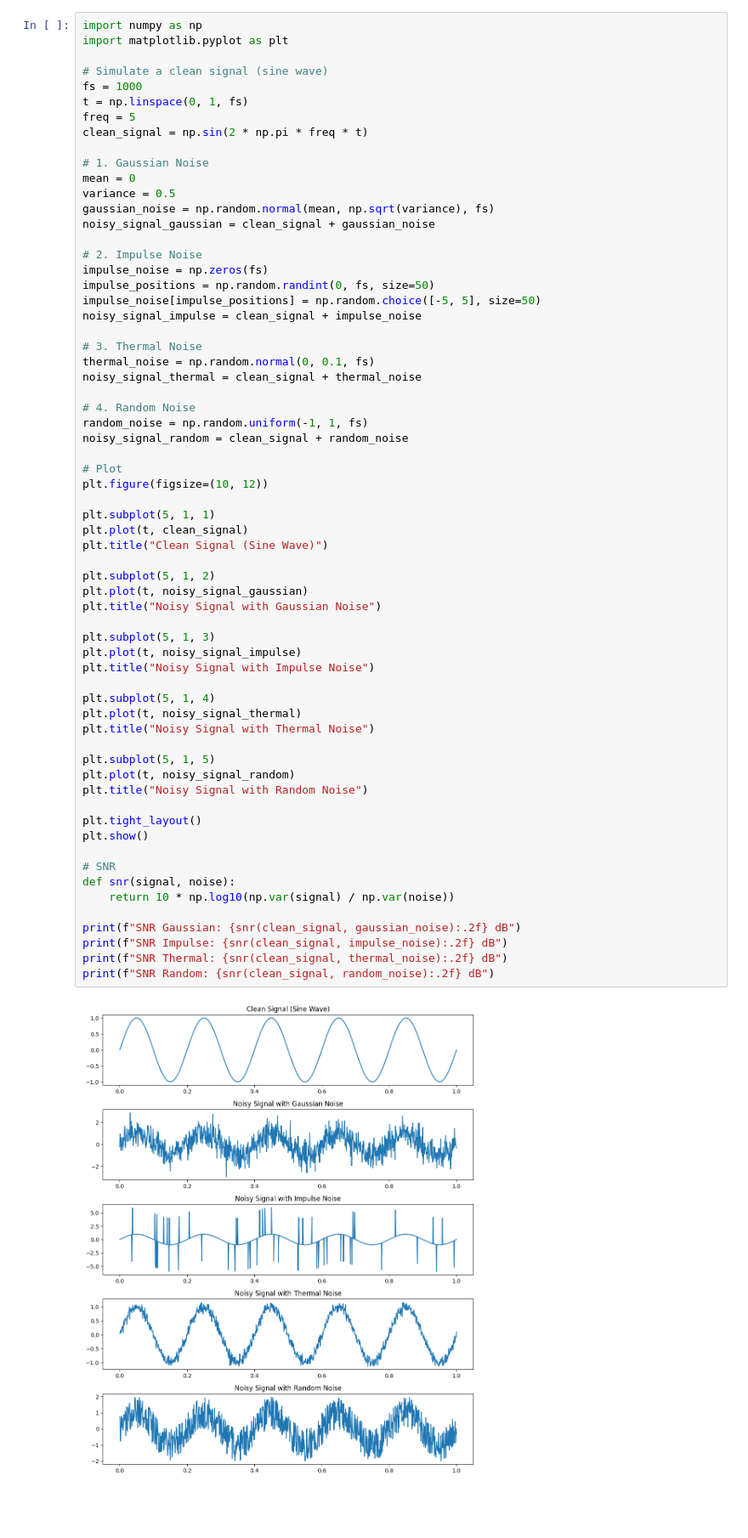
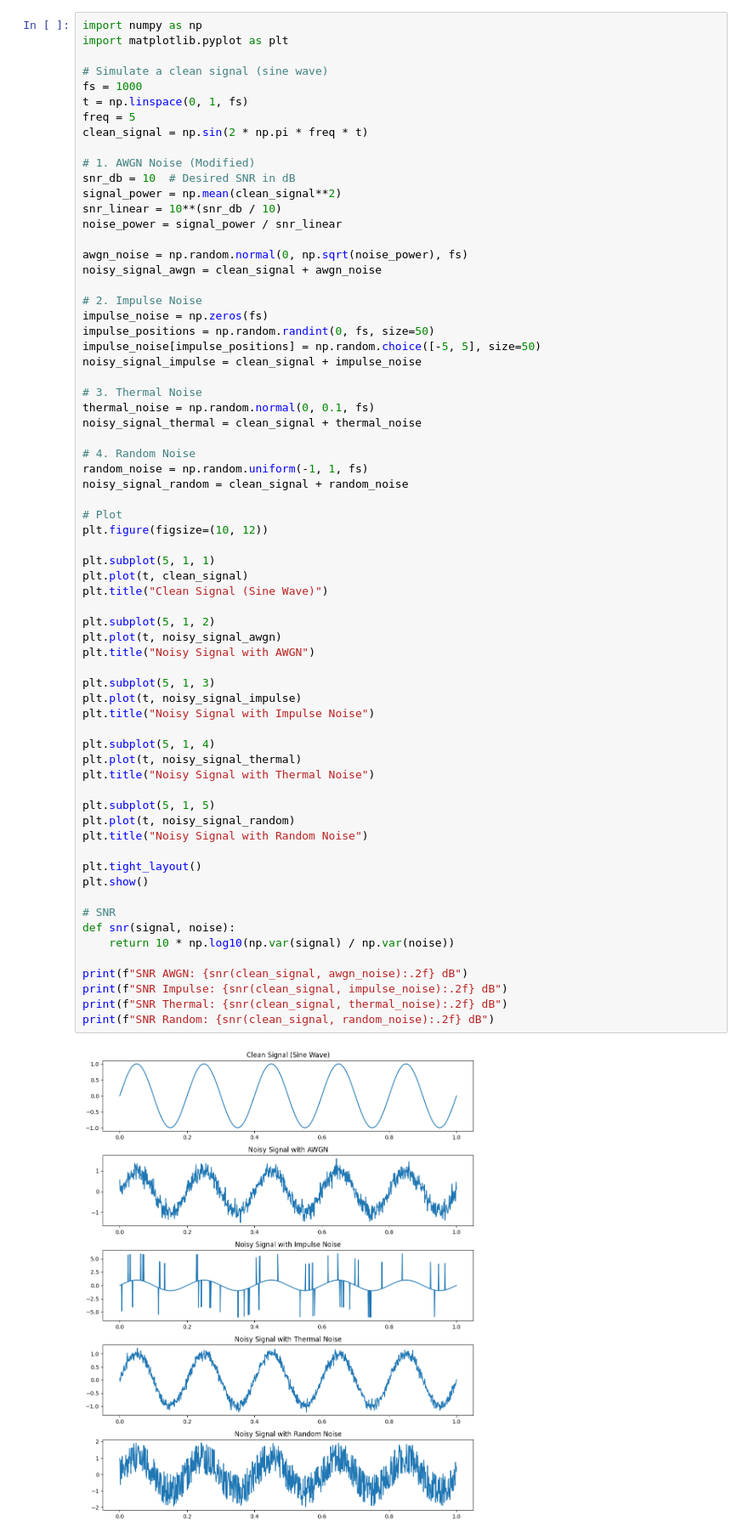
Before and after one commit to SajjadHossainSoykot/ICT-4102-Information-Coding-and-Transmission-Laboratory, a Jupyter notebook: Exp1_CommNoises.ipynb, the cells around one changed output. Shown at 85% size. Cells and saved outputs as stored; diff of their text form; blank space fills up the shorter version.

Commit message:
Modified gaussian with AWGN

```diff
--- a/Exp1_CommNoises.ipynb
+++ b/Exp1_CommNoises.ipynb
@@ -34,11 +48,14 @@ t = np.linspace(0, 1, fs)
 freq = 5
 clean_signal = np.sin(2 * np.pi * freq * t)
 
-# 1. Gaussian Noise
-mean = 0
-variance = 0.5
-gaussian_noise = np.random.normal(mean, np.sqrt(variance), fs)
-noisy_signal_gaussian = clean_signal + gaussian_noise
+# 1. AWGN Noise (Modified)
+snr_db = 10  # Desired SNR in dB
+signal_power = np.mean(clean_signal**2)
+snr_linear = 10**(snr_db / 10)
+noise_power = signal_power / snr_linear
+
+awgn_noise = np.random.normal(0, np.sqrt(noise_power), fs)
+noisy_signal_awgn = clean_signal + awgn_noise
 
 # 2. Impulse Noise
 impulse_noise = np.zeros(fs)
@@ -59,34 +76,34 @@ plt.figure(figsize=(10, 12))
 
 plt.subplot(5, 1, 1)
 plt.plot(t, clean_signal)
 plt.title("Clean Signal (Sine Wave)")
 
 plt.subplot(5, 1, 2)
-plt.plot(t, noisy_signal_gaussian)
-plt.title("Noisy Signal with Gaussian Noise")
+plt.plot(t, noisy_signal_awgn)
+plt.title("Noisy Signal with AWGN")
 
 plt.subplot(5, 1, 3)
 plt.plot(t, noisy_signal_impulse)
 plt.title("Noisy Signal with Impulse Noise")
 
 plt.subplot(5, 1, 4)
 plt.plot(t, noisy_signal_thermal)
 plt.title("Noisy Signal with Thermal Noise")
 
 plt.subplot(5, 1, 5)
 plt.plot(t, noisy_signal_random)
 plt.title("Noisy Signal with Random Noise")
 
 plt.tight_layout()
 plt.show()
 
 # SNR
 def snr(signal, noise):
     return 10 * np.log10(np.var(signal) / np.var(noise))
 
-print(f"SNR Gaussian: {snr(clean_signal, gaussian_noise):.2f} dB")
+print(f"SNR AWGN: {snr(clean_signal, awgn_noise):.2f} dB")
 print(f"SNR Impulse: {snr(clean_signal, impulse_noise):.2f} dB")
 print(f"SNR Thermal: {snr(clean_signal, thermal_noise):.2f} dB")
 print(f"SNR Random: {snr(clean_signal, random_noise):.2f} dB")
 # %% [output]
-[figure, old version]
+[figure, new version]
```
Also changed, not shown: parts of 2 cells of this notebook, 2 other files.
